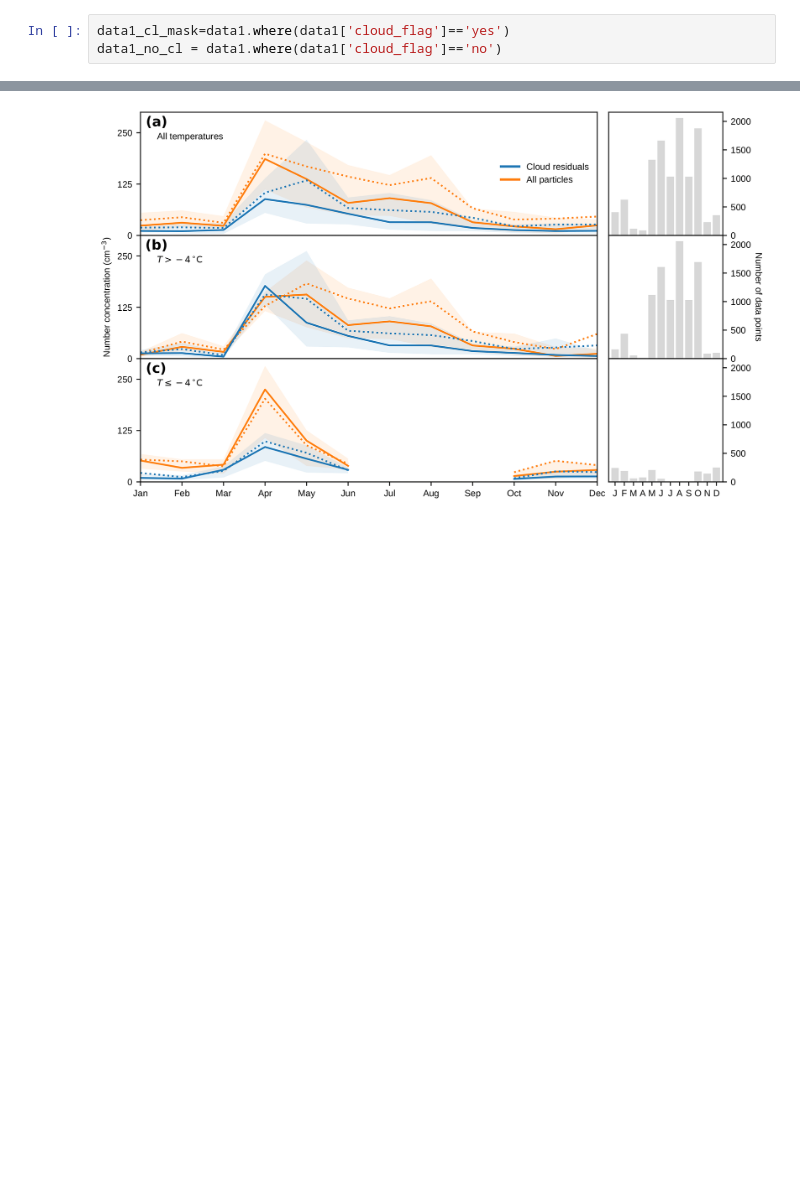
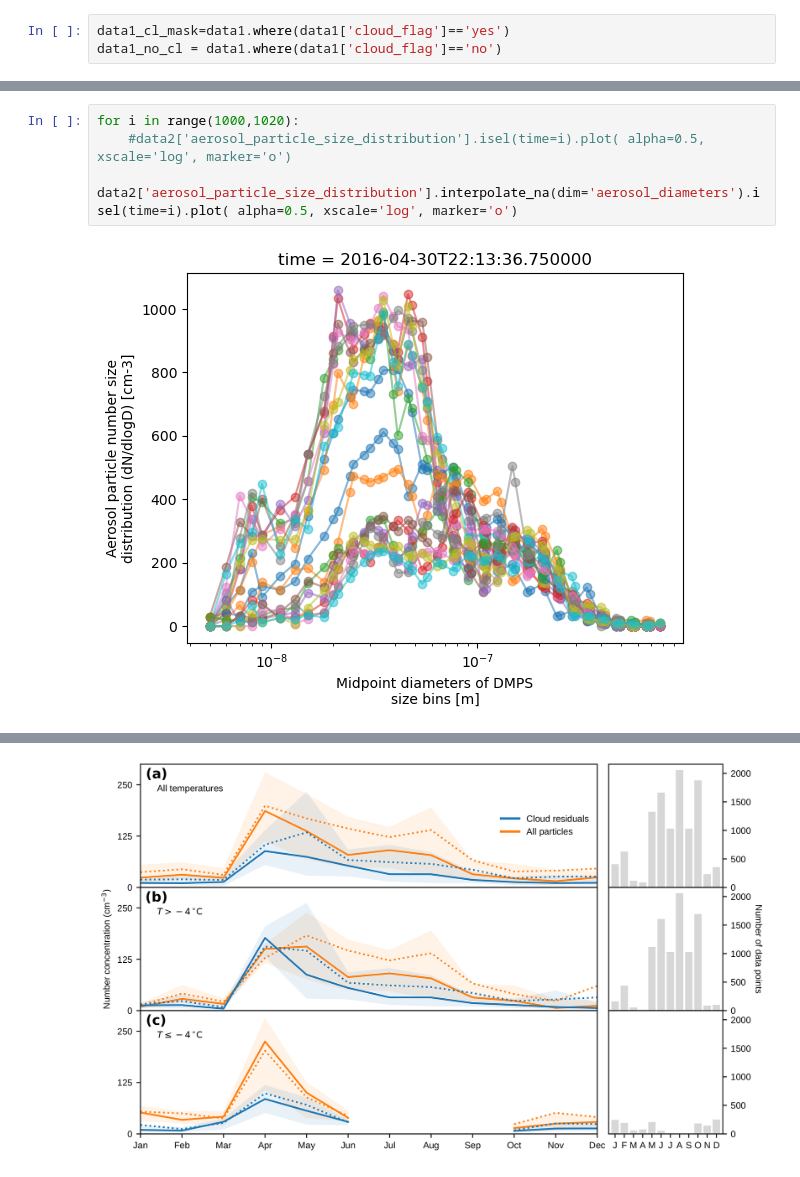
Before and after one commit to eScience-course/-Tjaernoe2022-group1, a Jupyter notebook: notebooks/Ingvild/Getting_started.ipynb, the cells around one changed output, grey strips where cells are left out. Drawn from its saved outputs; the diff is of its cells as text; blank space fills up the shorter version.

```diff
--- a/notebooks/Ingvild/Getting_started.ipynb
+++ b/notebooks/Ingvild/Getting_started.ipynb
@@ -206,0 +227,6 @@ Data variables:
+# %%
+for i in range(1000,1020):
+    #data2['aerosol_particle_size_distribution'].isel(time=i).plot( alpha=0.5, xscale='log', marker='o')
+    data2['aerosol_particle_size_distribution'].interpolate_na(dim='aerosol_diameters').isel(time=i).plot( alpha=0.5, xscale='log', marker='o')
+# %% [output]
+[figure, added]
```
Also changed, not shown: parts of 25 cells of this notebook.
